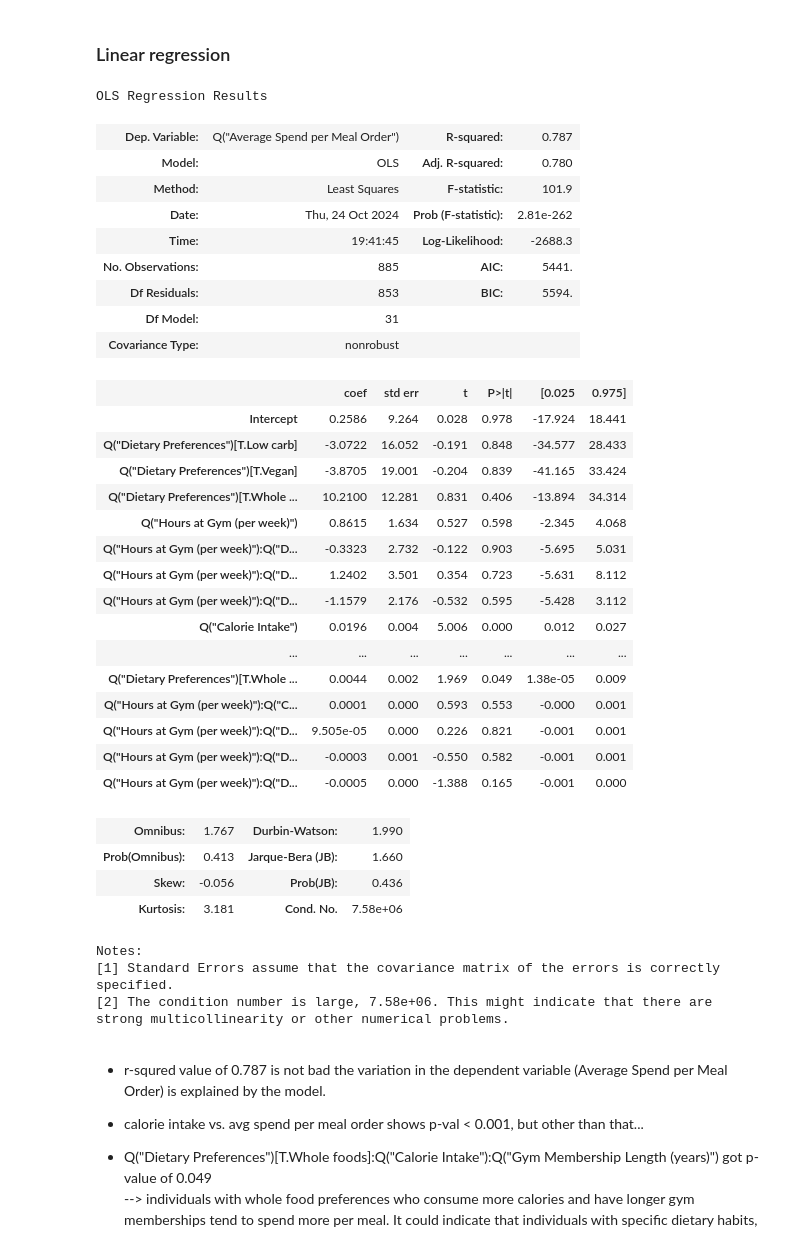
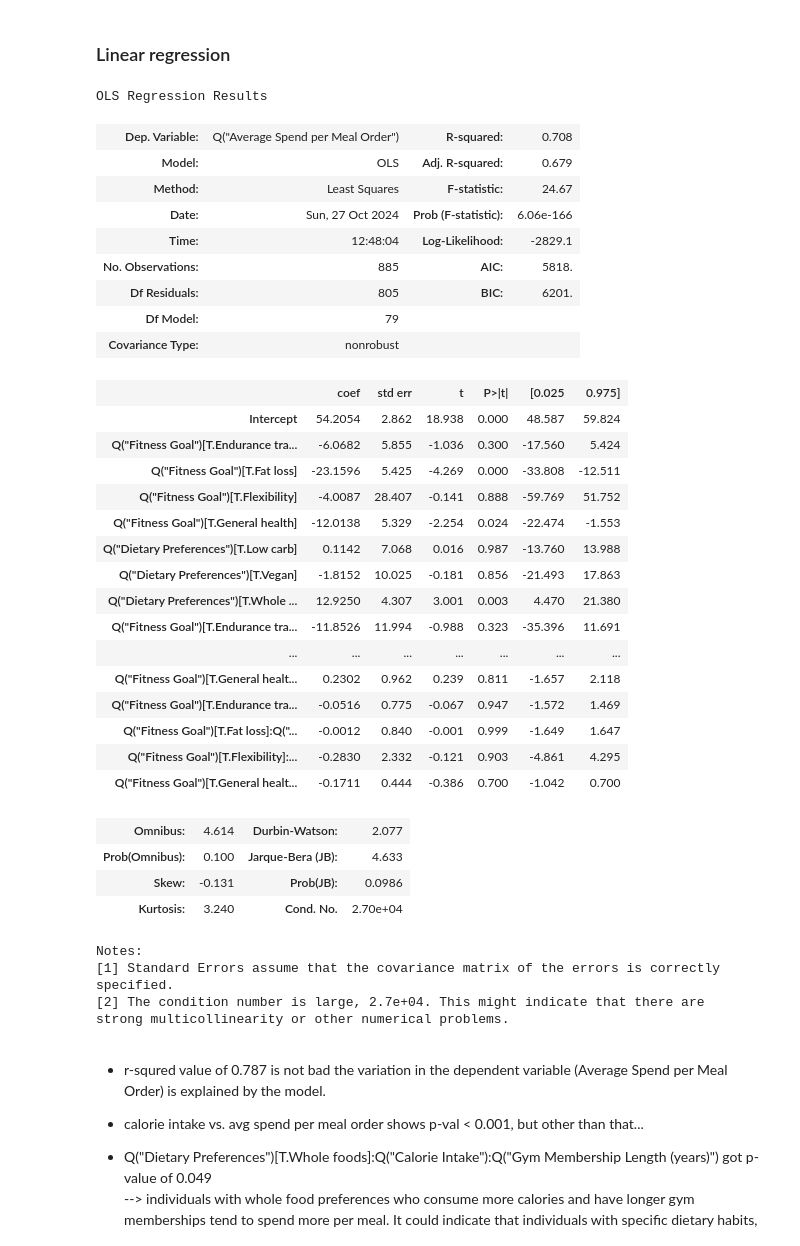
Before and after one commit to svnxxa/BOLT-First-Byte-Datathon, a Jupyter notebook: Chef's Meal vs. FlexField Fitness.ipynb, the cells around one changed output. Drawn from its saved outputs; the diff is of its cells as text; code cells hidden in the pictures.

```diff
--- a/Chef's Meal vs. FlexField Fitness.ipynb
+++ b/Chef's Meal vs. FlexField Fitness.ipynb
@@ -321,47 +340,48 @@ no clear linear trend
 # %%
 import statsmodels.formula.api as smf
 # includes interaction terms between hours at gym, dietary preferences, calorie intake, and gym membership length
-formula = 'Q("Average Spend per Meal Order") ~ Q("Hours at Gym (per week)") * Q("Dietary Preferences") * Q("Calorie Intake") * Q("Gym Membership Length (years)")'
+formula = 'Q("Average Spend per Meal Order") ~ Q("Fitness Goal") * Q("Hours at Gym (per week)") * Q("Dietary Preferences") * Q("Gym Membership Length (years)")'
+# Calorie intake Q("Calorie Intake")
 
 # fit the linear regression model
 model = smf.ols(formula=formula, data=merged_data).fit()
 
 model_summary = model.summary()
 model_summary
 # %% [output]
 OLS Regression Results
-| Dep. Variable: | Q("Average Spend per Meal Order") | R-squared: | 0.787 |
-| Model: | OLS | Adj. R-squared: | 0.780 |
-| Method: | Least Squares | F-statistic: | 101.9 |
-| Date: | Thu, 24 Oct 2024 | Prob (F-statistic): | 2.81e-262 |
-| Time: | 19:41:45 | Log-Likelihood: | -2688.3 |
-| No. Observations: | 885 | AIC: | 5441. |
-| Df Residuals: | 853 | BIC: | 5594. |
-| Df Model: | 31 |  |  |
+| Dep. Variable: | Q("Average Spend per Meal Order") | R-squared: | 0.708 |
+| Model: | OLS | Adj. R-squared: | 0.679 |
+| Method: | Least Squares | F-statistic: | 24.67 |
+| Date: | Sun, 27 Oct 2024 | Prob (F-statistic): | 6.06e-166 |
+| Time: | 12:48:04 | Log-Likelihood: | -2829.1 |
+| No. Observations: | 885 | AIC: | 5818. |
+| Df Residuals: | 805 | BIC: | 6201. |
+| Df Model: | 79 |  |  |
 | Covariance Type: | nonrobust |  |  |
 |  | coef | std err | t | P>|t| | [0.025 | 0.975] |
-| Intercept | 0.2586 | 9.264 | 0.028 | 0.978 | -17.924 | 18.441 |
-| Q("Dietary Preferences")[T.Low carb] | -3.0722 | 16.052 | -0.191 | 0.848 | -34.577 | 28.433 |
-| Q("Dietary Preferences")[T.Vegan] | -3.8705 | 19.001 | -0.204 | 0.839 | -41.165 | 33.424 |
-| Q("Dietary Preferences")[T.Whole ... | 10.2100 | 12.281 | 0.831 | 0.406 | -13.894 | 34.314 |
-| Q("Hours at Gym (per week)") | 0.8615 | 1.634 | 0.527 | 0.598 | -2.345 | 4.068 |
-| Q("Hours at Gym (per week)"):Q("D... | -0.3323 | 2.732 | -0.122 | 0.903 | -5.695 | 5.031 |
-| Q("Hours at Gym (per week)"):Q("D... | 1.2402 | 3.501 | 0.354 | 0.723 | -5.631 | 8.112 |
-| Q("Hours at Gym (per week)"):Q("D... | -1.1579 | 2.176 | -0.532 | 0.595 | -5.428 | 3.112 |
-| Q("Calorie Intake") | 0.0196 | 0.004 | 5.006 | 0.000 | 0.012 | 0.027 |
+| Intercept | 54.2054 | 2.862 | 18.938 | 0.000 | 48.587 | 59.824 |
+| Q("Fitness Goal")[T.Endurance tra... | -6.0682 | 5.855 | -1.036 | 0.300 | -17.560 | 5.424 |
+| Q("Fitness Goal")[T.Fat loss] | -23.1596 | 5.425 | -4.269 | 0.000 | -33.808 | -12.511 |
+| Q("Fitness Goal")[T.Flexibility] | -4.0087 | 28.407 | -0.141 | 0.888 | -59.769 | 51.752 |
+| Q("Fitness Goal")[T.General health] | -12.0138 | 5.329 | -2.254 | 0.024 | -22.474 | -1.553 |
+| Q("Dietary Preferences")[T.Low carb] | 0.1142 | 7.068 | 0.016 | 0.987 | -13.760 | 13.988 |
+| Q("Dietary Preferences")[T.Vegan] | -1.8152 | 10.025 | -0.181 | 0.856 | -21.493 | 17.863 |
+| Q("Dietary Preferences")[T.Whole ... | 12.9250 | 4.307 | 3.001 | 0.003 | 4.470 | 21.380 |
+| Q("Fitness Goal")[T.Endurance tra... | -11.8526 | 11.994 | -0.988 | 0.323 | -35.396 | 11.691 |
 | ... | ... | ... | ... | ... | ... | ... |
-| Q("Dietary Preferences")[T.Whole ... | 0.0044 | 0.002 | 1.969 | 0.049 | 1.38e-05 | 0.009 |
-| Q("Hours at Gym (per week)"):Q("C... | 0.0001 | 0.000 | 0.593 | 0.553 | -0.000 | 0.001 |
-| Q("Hours at Gym (per week)"):Q("D... | 9.505e-05 | 0.000 | 0.226 | 0.821 | -0.001 | 0.001 |
-| Q("Hours at Gym (per week)"):Q("D... | -0.0003 | 0.001 | -0.550 | 0.582 | -0.001 | 0.001 |
-| Q("Hours at Gym (per week)"):Q("D... | -0.0005 | 0.000 | -1.388 | 0.165 | -0.001 | 0.000 |
+| Q("Fitness Goal")[T.General healt... | 0.2302 | 0.962 | 0.239 | 0.811 | -1.657 | 2.118 |
+| Q("Fitness Goal")[T.Endurance tra... | -0.0516 | 0.775 | -0.067 | 0.947 | -1.572 | 1.469 |
+| Q("Fitness Goal")[T.Fat loss]:Q("... | -0.0012 | 0.840 | -0.001 | 0.999 | -1.649 | 1.647 |
+| Q("Fitness Goal")[T.Flexibility]:... | -0.2830 | 2.332 | -0.121 | 0.903 | -4.861 | 4.295 |
+| Q("Fitness Goal")[T.General healt... | -0.1711 | 0.444 | -0.386 | 0.700 | -1.042 | 0.700 |
-| Omnibus: | 1.767 | Durbin-Watson: | 1.990 |
-| Prob(Omnibus): | 0.413 | Jarque-Bera (JB): | 1.660 |
-| Skew: | -0.056 | Prob(JB): | 0.436 |
-| Kurtosis: | 3.181 | Cond. No. | 7.58e+06 |
+| Omnibus: | 4.614 | Durbin-Watson: | 2.077 |
+| Prob(Omnibus): | 0.100 | Jarque-Bera (JB): | 4.633 |
+| Skew: | -0.131 | Prob(JB): | 0.0986 |
+| Kurtosis: | 3.240 | Cond. No. | 2.70e+04 |
 Notes:
 [1] Standard Errors assume that the covariance matrix of the errors is correctly specified.
-[2] The condition number is large, 7.58e+06. This might indicate that there are
+[2] The condition number is large, 2.7e+04. This might indicate that there are
 strong multicollinearity or other numerical problems.
 # %% [markdown]
 - r-squred value of 0.787 is not bad
```
Also changed, not shown: parts of 5 cells of this notebook, 2 other files.
